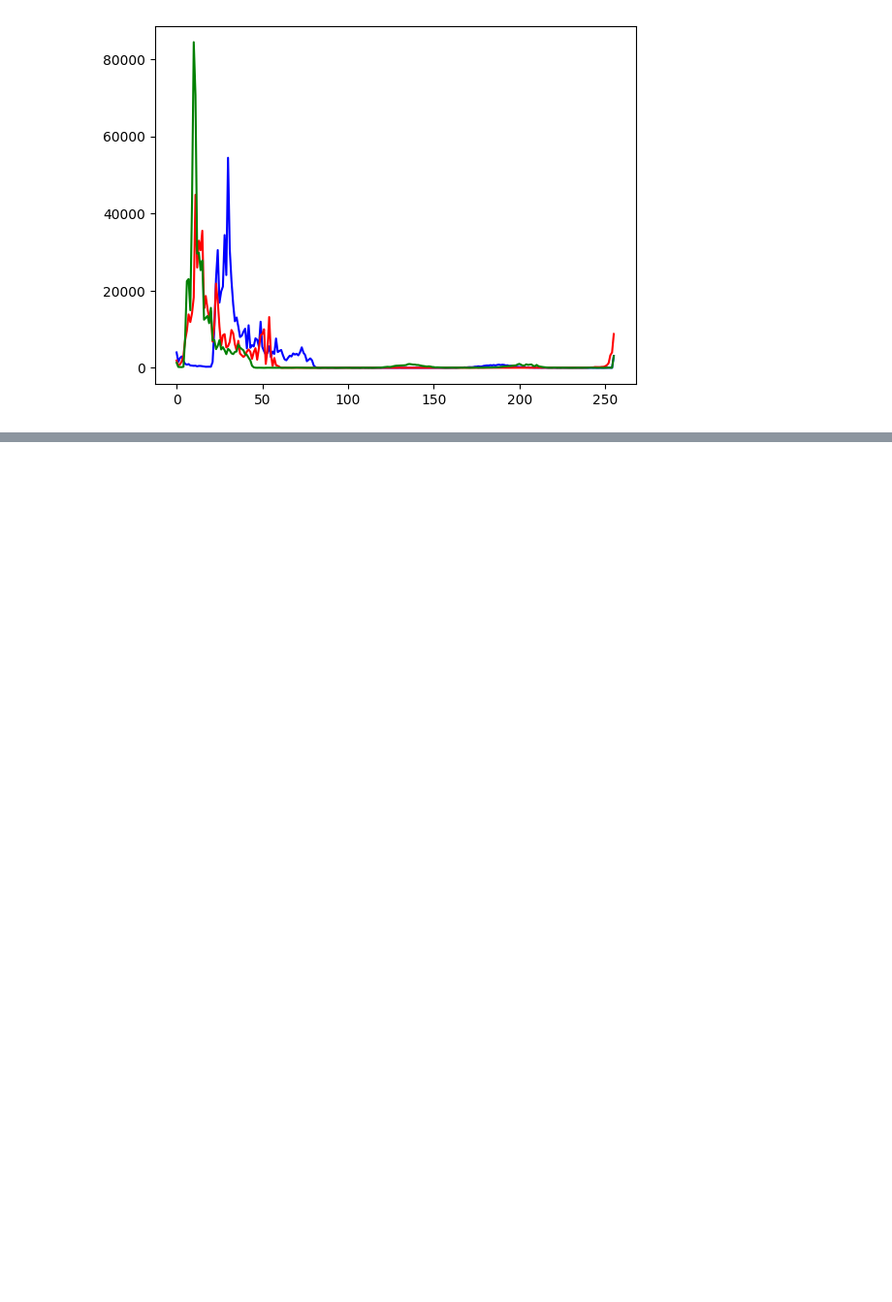
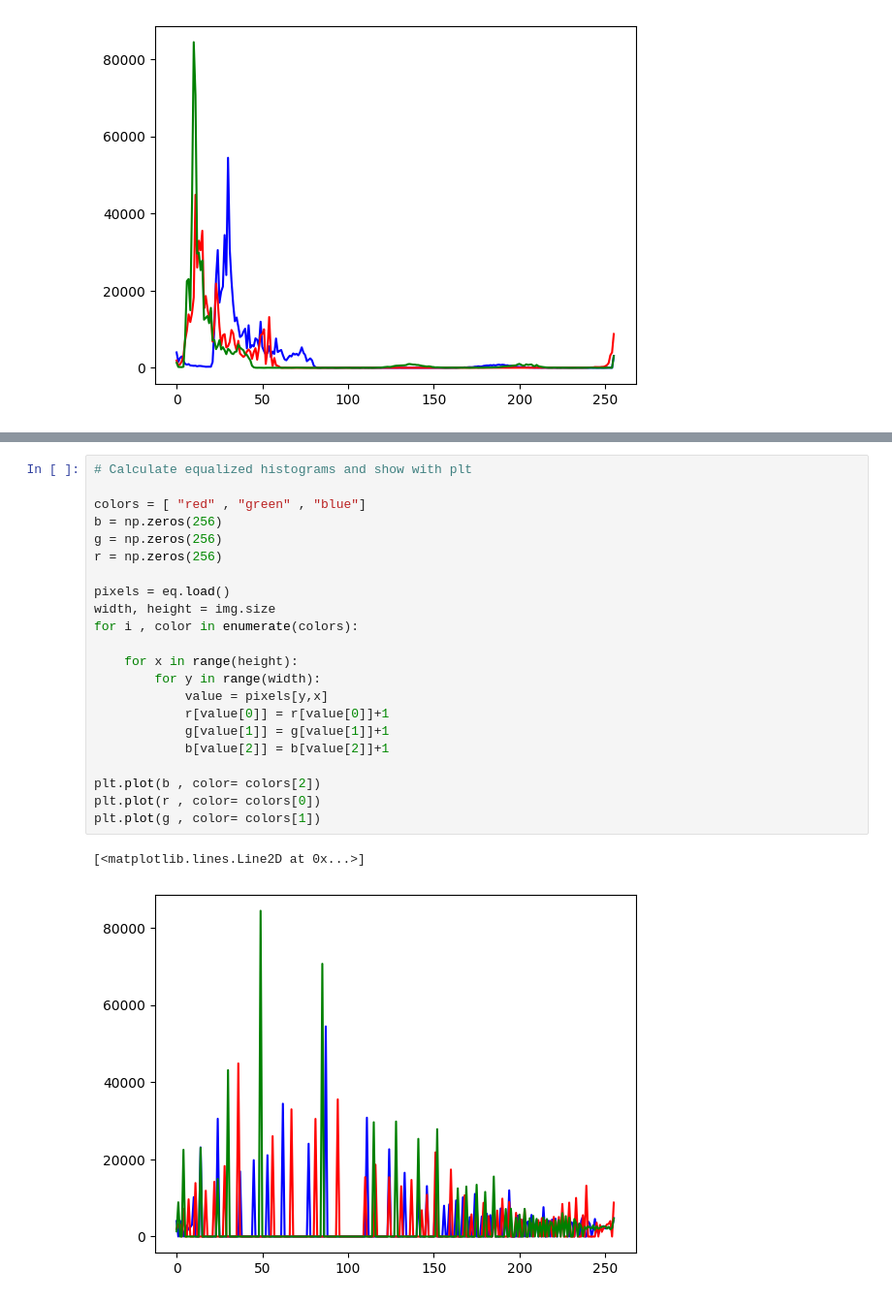
Before and after one commit to Kiana-Jahanshid/Image-Processing, a Jupyter notebook: Assignment_35/PIL.ipynb, the cells around one changed output, grey strips where cells are left out. Shown at 97% size. Cells and saved outputs as stored; diff of their text form; blank space fills up the shorter version.

```diff
--- a/Assignment_35/PIL.ipynb
+++ b/Assignment_35/PIL.ipynb
@@ -53,0 +62,25 @@ plt.plot(g , color= colors[1])
+# %%
+# Calculate equalized histograms and show with plt
+
+colors = [ "red" , "green" , "blue"]
+b = np.zeros(256)
+g = np.zeros(256)
+r = np.zeros(256)
+
+pixels = eq.load()
+width, height = img.size
+for i , color in enumerate(colors):
+
+    for x in range(height):
+        for y in range(width):
+            value = pixels[y,x]
+            r[value[0]] = r[value[0]]+1
+            g[value[1]] = g[value[1]]+1
+            b[value[2]] = b[value[2]]+1
+
+plt.plot(b , color= colors[2])
+plt.plot(r , color= colors[0])
+plt.plot(g , color= colors[1])
+# %% [output]
+[<matplotlib.lines.Line2D at 0x...>]
+[figure, added]
```
Also changed, not shown: parts of 6 cells of this notebook.
